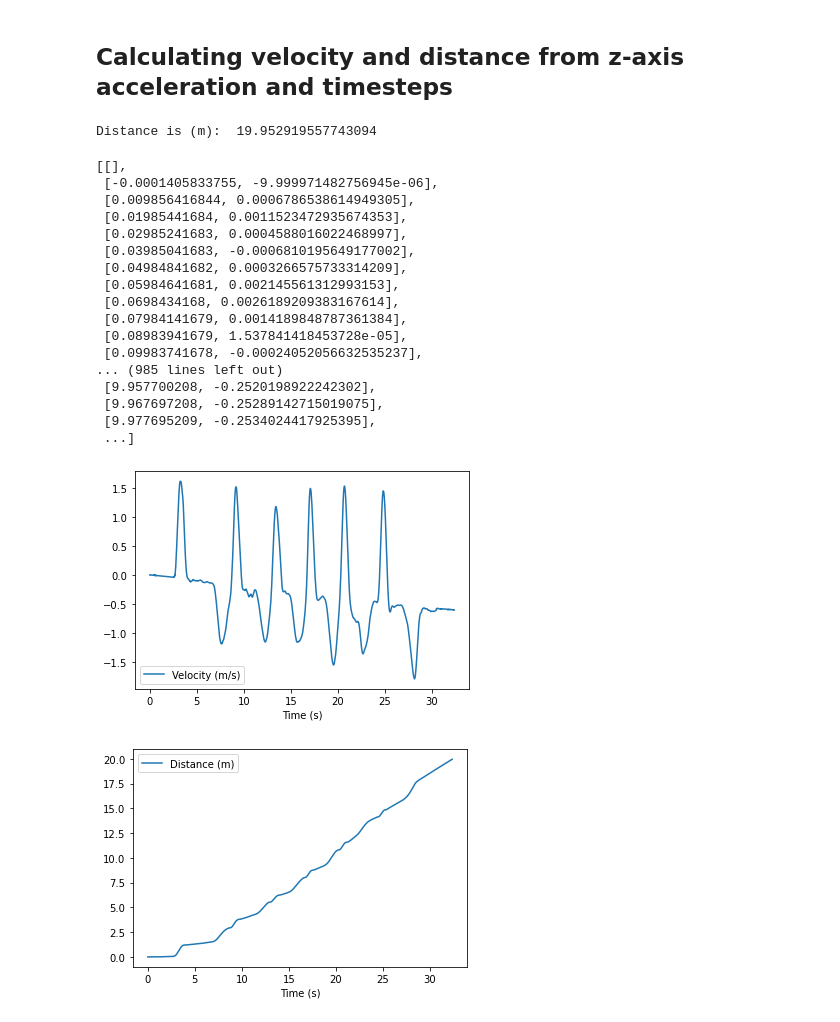
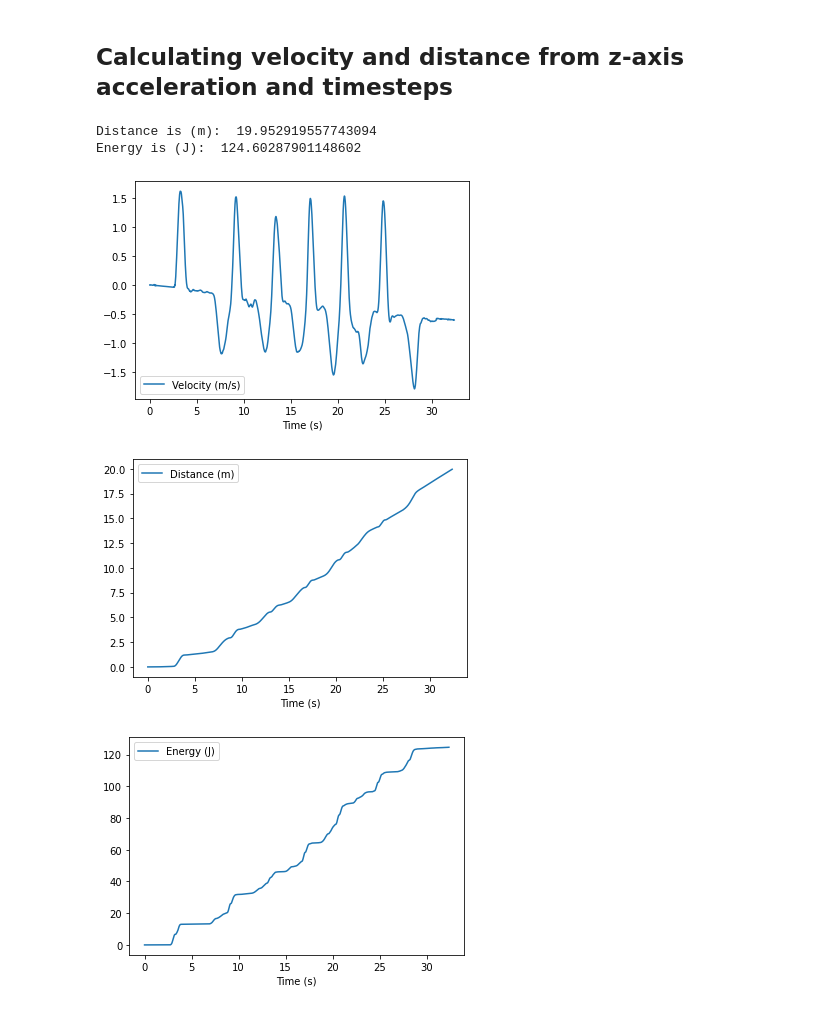
Before and after one commit to raltm2e/imu_phyphox, a Jupyter notebook: test1.ipynb, the cells around one changed output. Saved outputs shown, nothing was run; the diff lists cells and outputs as text; code cells hidden in the pictures.

Commit message:
Add energy in Joules

```diff
--- a/test1.ipynb
+++ b/test1.ipynb
@@ -25,55 +25,58 @@ df.plot.line(x="Time (s)", y="Linear Acceleration z (m/s^2)")
 # %% [markdown]
 ## Calculating velocity and distance from z-axis acceleration and timesteps
 # %%
-def get_velocity(acceleration, V0, delta_t):
+def get_velocity(acceleration: float, V0: float, delta_t: float):
     # a = (V1-V0) / t
     # V1 = a*t + V0
     return acceleration * delta_t + V0
 
-def get_distance(delta_V, delta_t):
+def get_distance(delta_V: float, delta_t: float):
     # V = s/t
     # s = V*t
     return delta_V * delta_t
 
+def get_energy_spent(mass: float, distance: float, acceleration: float):
+    # A = F*s
+    # F = m*a
+    return mass * acceleration * distance
+
+mass = 5
 previous_time = 0.0
 previous_velocity = 0.0
-distance = 0.0
+total_distance = 0.0
+total_energy = 0.0
 velocity_vec = [[]]
 distance_vec = [[]]
+energy_vec = [[]]
 
 for index, row in df.iterrows():
     timestep = row["Time (s)"] - previous_time
+
     velocity = get_velocity(row["Linear Acceleration z (m/s^2)"], previous_velocity, timestep)
     velocity_vec.append([row["Time (s)"], velocity])
-    distance += abs(get_distance(velocity, timestep))
-    distance_vec.append([row["Time (s)"], distance])
+
+    distance_step = abs(get_distance(velocity, timestep))
+    total_distance += distance_step
+    distance_vec.append([row["Time (s)"], total_distance])
+
+    energy_step = abs(get_energy_spent(mass, distance_step, row["Linear Acceleration z (m/s^2)"]))
+    total_energy += energy_step
+    energy_vec.append([row["Time (s)"], total_energy])
+
     previous_velocity = velocity
     previous_time = row["Time (s)"]
 
 df_velocity = pandas.DataFrame(velocity_vec, columns=["Time (s)", "Velocity (m/s)"])
 df_velocity.plot.line(x="Time (s)", y="Velocity (m/s)")
 df_distance = pandas.DataFrame(distance_vec, columns=["Time (s)", "Distance (m)"])
 df_distance.plot.line(x="Time (s)", y="Distance (m)")
-print("Distance is (m): ", distance)
-velocity_vec
+df_distance = pandas.DataFrame(energy_vec, columns=["Time (s)", "Energy (J)"])
+df_distance.plot.line(x="Time (s)", y="Energy (J)")
+print("Distance is (m): ", total_distance)
+print("Energy is (J): ", total_energy)
 # %% [output]
 Distance is (m):  19.952919557743094
+Energy is (J):  124.60287901148602
-[[],
- [-0.0001405833755, -9.999971482756945e-06],
- [0.009856416844, 0.0006786538614949305],
- [0.01985441684, 0.0011523472935674353],
- [0.02985241683, 0.0004588016022468997],
- [0.03985041683, -0.0006810195649177002],
- [0.04984841682, 0.0003266575733314209],
- [0.05984641681, 0.002145561312993153],
- [0.0698434168, 0.0026189209383167614],
- [0.07984141679, 0.0014189848787361384],
- [0.08983941679, 1.537841418453728e-05],
- [0.09983741678, -0.00024052056632535237],
-... (985 lines left out)
- [9.957700208, -0.2520198922242302],
- [9.967697208, -0.25289142715019075],
- [9.977695209, -0.2534024417925395],
- ...]
 [figure]
 [figure]
+[figure, added]
```
